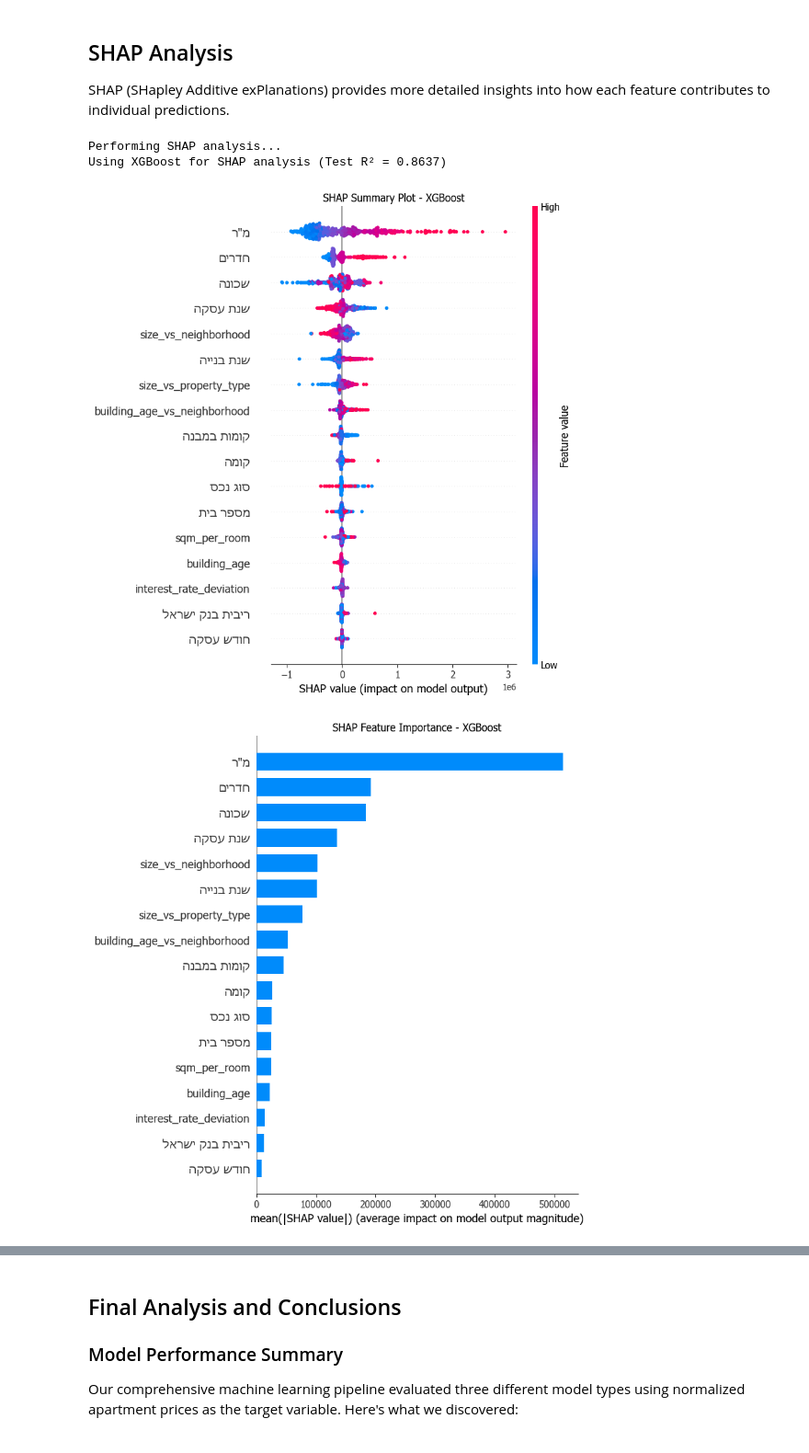
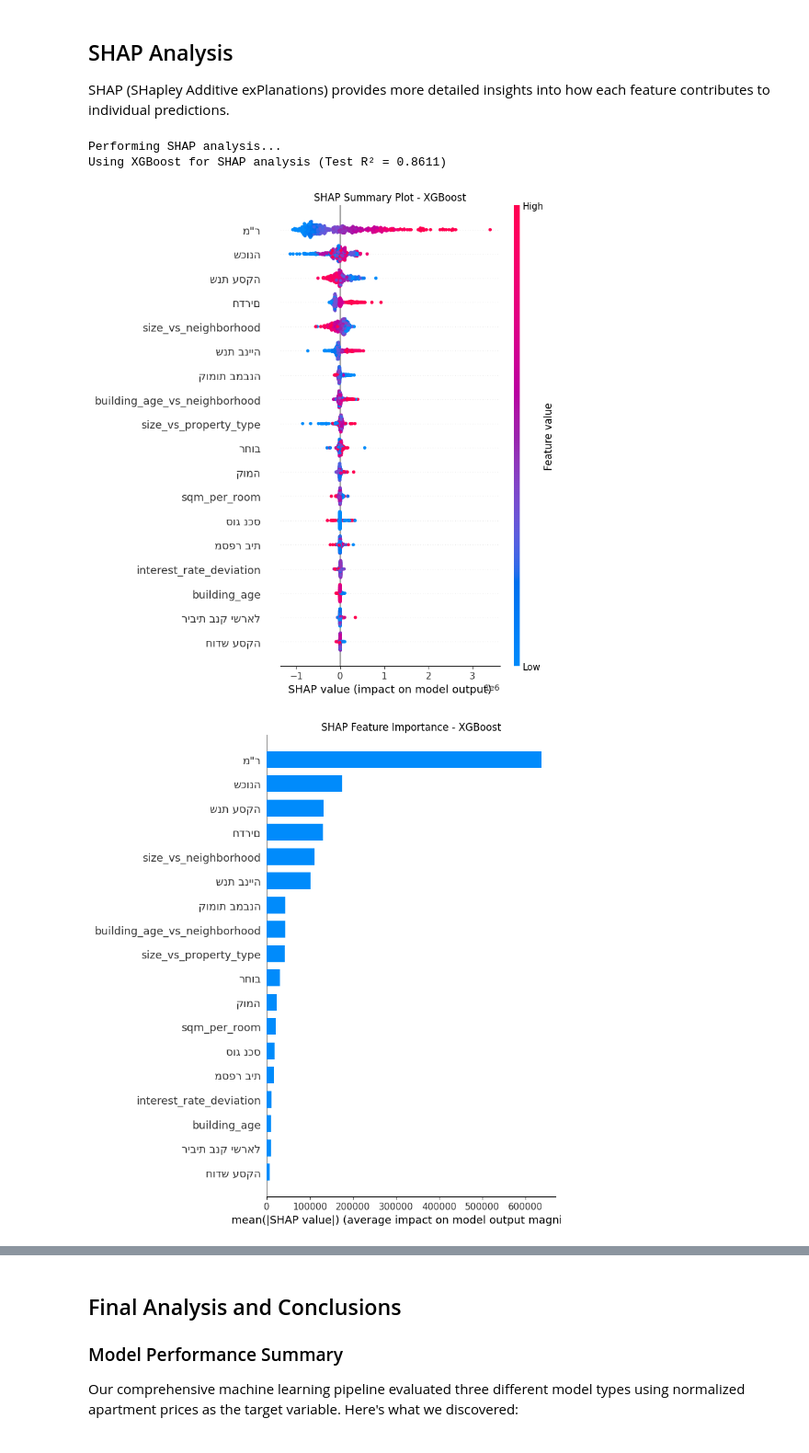
Before and after one commit to sagivma/Nadlan-Haifa, a Jupyter notebook: haifa_nadlan_analysis.ipynb, the cells around one changed output, grey strips where cells are left out. Shown at 92% size. Drawn from its saved outputs; the diff is of its cells as text; code cells hidden in the pictures.

```diff
--- a/haifa_nadlan_analysis.ipynb
+++ b/haifa_nadlan_analysis.ipynb
@@ -1384,20 +1385,7 @@ Random Forest:
 
 SHAP (SHapley Additive exPlanations) provides more detailed insights into how each feature contributes to individual predictions.
 # %%
-
-# Set font family for Hebrew support
-plt.rcParams['font.family'] = ['Tahoma', 'DejaVu Sans', 'Arial']
-
-def fix_hebrew_display(text):
-    """Fix Hebrew text display for RTL languages."""
-    if pd.isna(text) or text == '':
-        return text
-    try:
-        reshaped = arabic_reshaper.reshape(str(text))
-        return get_display(reshaped)
-    except Exception:
-        return str(text)
-
+# SHAP Analysis for the best performing model
 print("Performing SHAP analysis...")
 
 # Use a sample of data for SHAP (computational efficiency)
@@ -1418,6 +1406,7 @@ for model_name, model, X_test_data in [
 ]:
     test_pred = model.predict(X_test_data)
     test_r2 = r2_score(y_test.loc[X_test_sample.index], test_pred)
+
     if test_r2 > best_test_r2:
         best_test_r2 = test_r2
         best_model_name = model_name
@@ -1425,46 +1414,43 @@ for model_name, model, X_test_data in [
         best_X_test = X_test_data
 
 print(f"Using {best_model_name} for SHAP analysis (Test R² = {best_test_r2:.4f})")
-
-# Fix feature names for Hebrew
-feature_names_hebrew = [fix_hebrew_display(name) for name in feature_names]
 
 # Create SHAP explainer based on model type
 if best_model_name in ['Random Forest', 'XGBoost']:
     explainer = shap.TreeExplainer(best_model)
     shap_values = explainer.shap_values(X_test_sample)
     X_display = X_test_sample
 else:
     explainer = shap.LinearExplainer(best_model, X_train_scaled)
     shap_values = explainer.shap_values(best_X_test)
     X_display = X_test_sample
 
 # SHAP Summary Plot
 plt.figure(figsize=(10, 8))
-shap.summary_plot(shap_values, X_display, feature_names=feature_names_hebrew, show=False)
-plt.title(fix_hebrew_display(f'SHAP Summary Plot - {best_model_name}'))
+shap.summary_plot(shap_values, X_display, feature_names=feature_names, show=False)
+plt.title(f'SHAP Summary Plot - {best_model_name}')
 plt.tight_layout()
 plt.show()
 
-# SHAP Feature Importance (Bar Plot)
+# SHAP Feature Importance
 plt.figure(figsize=(10, 6))
-shap.summary_plot(shap_values, X_display, feature_names=feature_names_hebrew, plot_type="bar", show=False)
-plt.title(fix_hebrew_display(f'SHAP Feature Importance - {best_model_name}'))
+shap.summary_plot(shap_values, X_display, feature_names=feature_names, plot_type="bar", show=False)
+plt.title(f'SHAP Feature Importance - {best_model_name}')
 plt.tight_layout()
 plt.show()
 
 # Calculate mean absolute SHAP values for ranking
 mean_shap_importance = pd.DataFrame({
-    'Feature': feature_names_hebrew,
+    'Feature': feature_names,
     'Mean_SHAP_Importance': np.mean(np.abs(shap_values), axis=0)
 }).sort_values('Mean_SHAP_Importance', ascending=False)
 
 print(f"\n=== TOP 10 FEATURES BY SHAP VALUES ({best_model_name}) ===")
 print(mean_shap_importance.head(10).round(4))
 # %% [output]
 Performing SHAP analysis...
-Using XGBoost for SHAP analysis (Test R² = 0.8637)
+Using XGBoost for SHAP analysis (Test R² = 0.8611)
-[figure, old version]
+[figure, new version]
-[figure, old version]
+[figure, new version]
 === TOP 10 FEATURES BY SHAP VALUES (XGBoost) ===
                          Feature  Mean_SHAP_Importance
```
Also changed, not shown: parts of 54 cells of this notebook, 1 other file.
